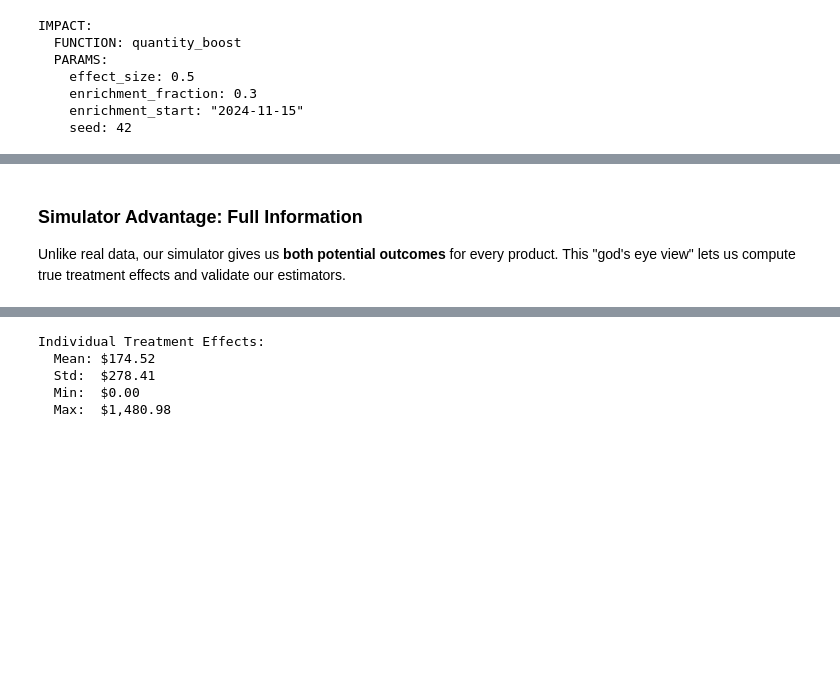
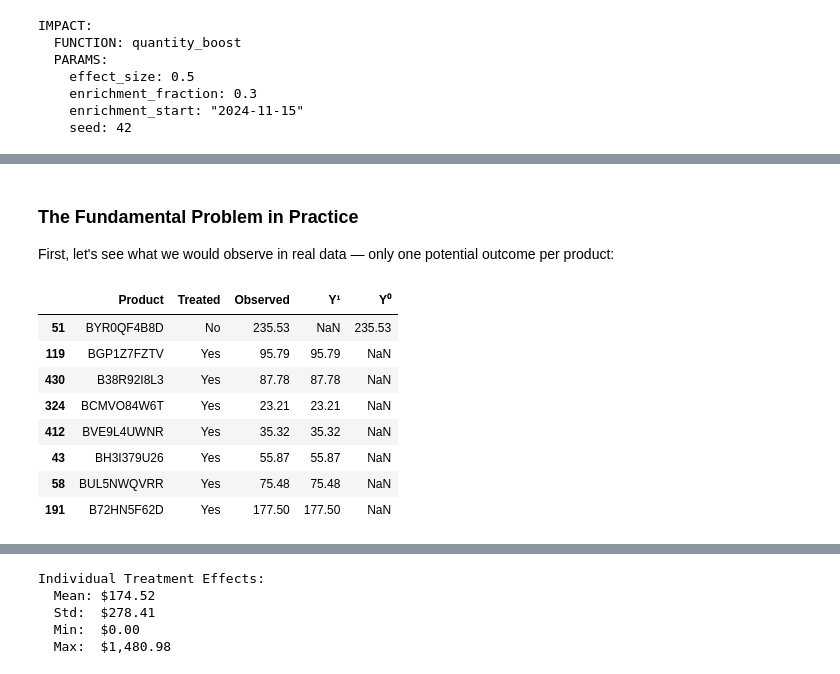
Before and after one commit to eisenhauerIO/courses-business-decisions, a Jupyter notebook: docs/source/measure-impact/01-potential-outcome-model/lecture.ipynb, the cells around one changed output, grey strips where cells are left out. Cells and saved outputs as stored; diff of their text form; code cells hidden in the pictures; blank space fills up the shorter version.

```diff
--- a/docs/source/measure-impact/01-potential-outcome-model/lecture.ipynb
+++ b/docs/source/measure-impact/01-potential-outcome-model/lecture.ipynb
@@ -138,17 +295,27 @@ The question marks represent the fundamental problem—we never observe what *wo
+# %% [markdown]
+### The Fundamental Problem in Practice
+
+First, let's see what we would observe in real data — only one potential outcome per product:
 # %%
-# Start with what we OBSERVE in metrics_enriched
+# What we OBSERVE in real data
 fundamental_df = metrics_enriched[["product_identifier", "revenue", "enriched"]].copy()
 fundamental_df.columns = ["Product", "Observed", "Treated"]
 
 # Impute potential outcomes - we only observe ONE
-fundamental_df["Y¹"] = np.where(fundamental_df["Treated"], fundamental_df["Observed"], np.nan)
-fundamental_df["Y⁰"] = np.where(~fundamental_df["Treated"], fundamental_df["Observed"], np.nan)
+fundamental_df["Y\u00b9"] = np.where(fundamental_df["Treated"], fundamental_df["Observed"], np.nan)
+fundamental_df["Y\u2070"] = np.where(~fundamental_df["Treated"], fundamental_df["Observed"], np.nan)
 
 # Show products with positive revenue for clearer illustration
 sample = fundamental_df[fundamental_df["Observed"] > 0].sample(8, random_state=42)
 sample["Treated"] = sample["Treated"].map({True: "Yes", False: "No"})
-sample[["Product", "Treated", "Observed", "Y¹", "Y⁰"]]
+sample[["Product", "Treated", "Observed", "Y\u00b9", "Y\u2070"]]
+# %% [output]
+|  | Product | Treated | Observed | Y¹ | Y⁰ |
+| 51 | BYR0QF4B8D | No | 235.53 | NaN | 235.53 |
+| 119 | BGP1Z7FZTV | Yes | 95.79 | 95.79 | NaN |
+| 430 | B38R92I8L3 | Yes | 87.78 | 87.78 | NaN |
+| 324 | BCMVO84W6T | Yes | 23.21 | 23.21 | NaN |
+| 412 | BVE9L4UWNR | Yes | 35.32 | 35.32 | NaN |
+| 43 | BH3I379U26 | Yes | 55.87 | 55.87 | NaN |
+| 58 | BUL5NWQVRR | Yes | 75.48 | 75.48 | NaN |
+| 191 | B72HN5F62D | Yes | 177.50 | 177.50 | NaN |
-# %% [markdown]
-### Simulator Advantage: Full Information
-
-Unlike real data, our simulator gives us **both potential outcomes** for every product. This "god's eye view" lets us compute true treatment effects and validate our estimators.
```
Also changed, not shown: parts of 52 cells of this notebook, 1 other file.
